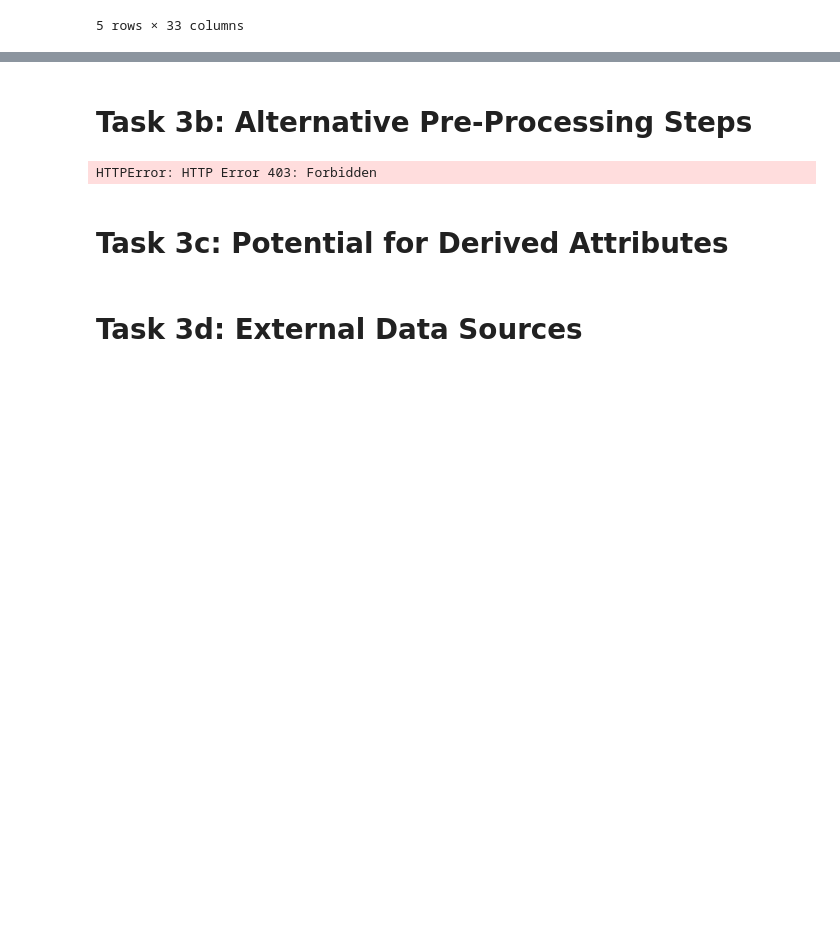
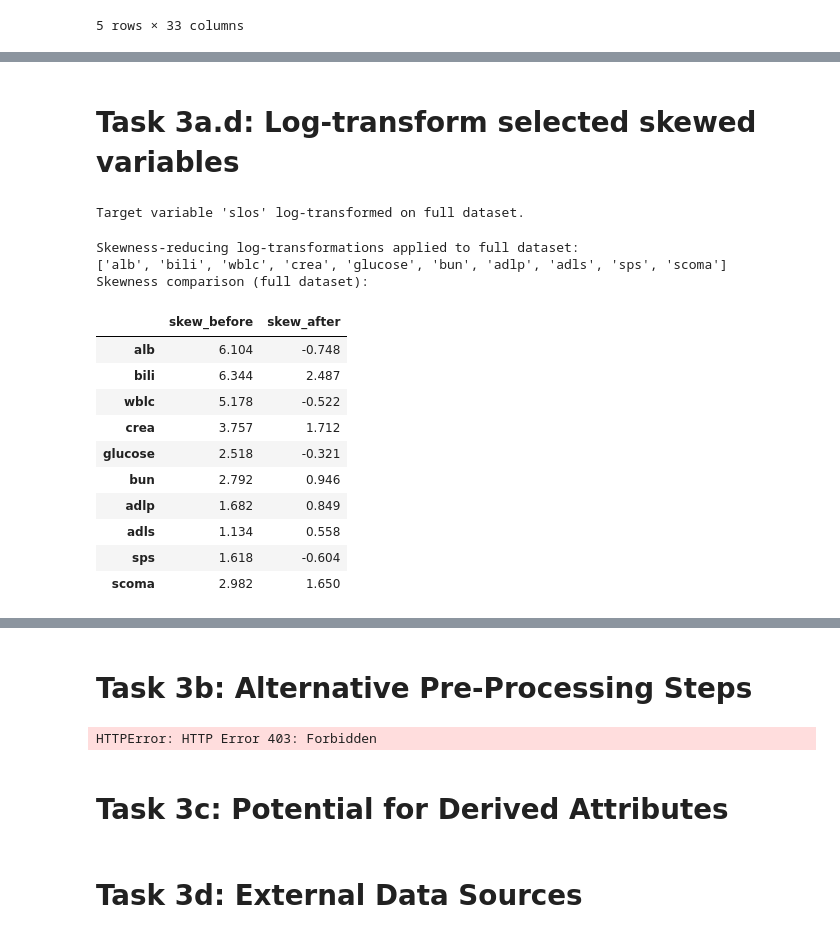
Before and after one commit to morawia/hospital-los, a Jupyter notebook: notebook/BI-hospital-los_251201.ipynb, the cells around one changed output, grey strips where cells are left out. Drawn from its saved outputs; the diff is of its cells as text; code cells hidden in the pictures; blank space fills up the shorter version.

```diff
--- a/notebook/BI-hospital-los_251201.ipynb
+++ b/notebook/BI-hospital-los_251201.ipynb
@@ -1860,0 +2178,21 @@ engine.insert(reduce_dataset_activity, prefixes=prefixes)
+# %% [markdown]
+# Task 3a.d: Log-transform selected skewed variables
+# %%
+# target transformation: log-transform LOS (slos)
+
+transformSlos_code_writer = student_b
+transformSlos_code_executor = student_b
+
+start_time_transform_slos = now()
+
+# keep original LOS for later interpretation and evaluation
+slos_raw = data["slos"].copy()
+
+# apply log(1 + x) transformation to reduce strong right-skewness
+data["slos"] = np.log1p(data["slos"])
+
+print("Target variable 'slos' log-transformed on full dataset.")
+
+end_time_transform_slos = now()
+# %% [output]
+Target variable 'slos' log-transformed on full dataset.
@@ -1860,0 +2250,51 @@ engine.insert(reduce_dataset_activity, prefixes=prefixes)
+# %%
+# log-transformation of physiological data
+
+# log-transform: alb, bili, wblc, crea, glucose, bun
+# Einige dieser Variablen enthalten 0-Werte (wblc, glucose, evtl. alb).
+# Deshalb verwenden wir log1p(x) = log(x + 1)
+
+skewred_code_writer = student_b
+skewred_code_executor = student_b
+
+start_time_logv2 = now()
+
+# variables selected based on skewness analysis (training data)
+skew_reduction_cols = ["alb", "bili", "wblc", "crea", "glucose", "bun", "adlp", "adls", "sps", "scoma"]
+
+# keep backup of original values for documentation / comparison
+data_pre_transform = data[skew_reduction_cols].copy()
+
+# apply log1p transformation on full dataset
+for col in skew_reduction_cols:
+    if col in data.columns:
+        data[col] = np.log1p(data[col])
+
+end_time_logv2 = now()
+
+print("Skewness-reducing log-transformations applied to full dataset:")
+print([col for col in skew_reduction_cols if col in data.columns])
+
+# skewness comparison
+skew_comparison = pd.DataFrame({
+    "skew_before": data_pre_transform.skew(),
+    "skew_after": data[skew_reduction_cols].skew()
+}).round(3)
+
+print("Skewness comparison (full dataset):")
+display(skew_comparison)
+# %% [output]
+Skewness-reducing log-transformations applied to full dataset:
+['alb', 'bili', 'wblc', 'crea', 'glucose', 'bun', 'adlp', 'adls', 'sps', 'scoma']
+Skewness comparison (full dataset):
+|  | skew_before | skew_after |
+| alb | 6.104 | -0.748 |
+| bili | 6.344 | 2.487 |
+| wblc | 5.178 | -0.522 |
+| crea | 3.757 | 1.712 |
+| glucose | 2.518 | -0.321 |
+| bun | 2.792 | 0.946 |
+| adlp | 1.682 | 0.849 |
+| adls | 1.134 | 0.558 |
+| sps | 1.618 | -0.604 |
+| scoma | 2.982 | 1.650 |
```
Also changed, not shown: parts of 57 cells of this notebook.
